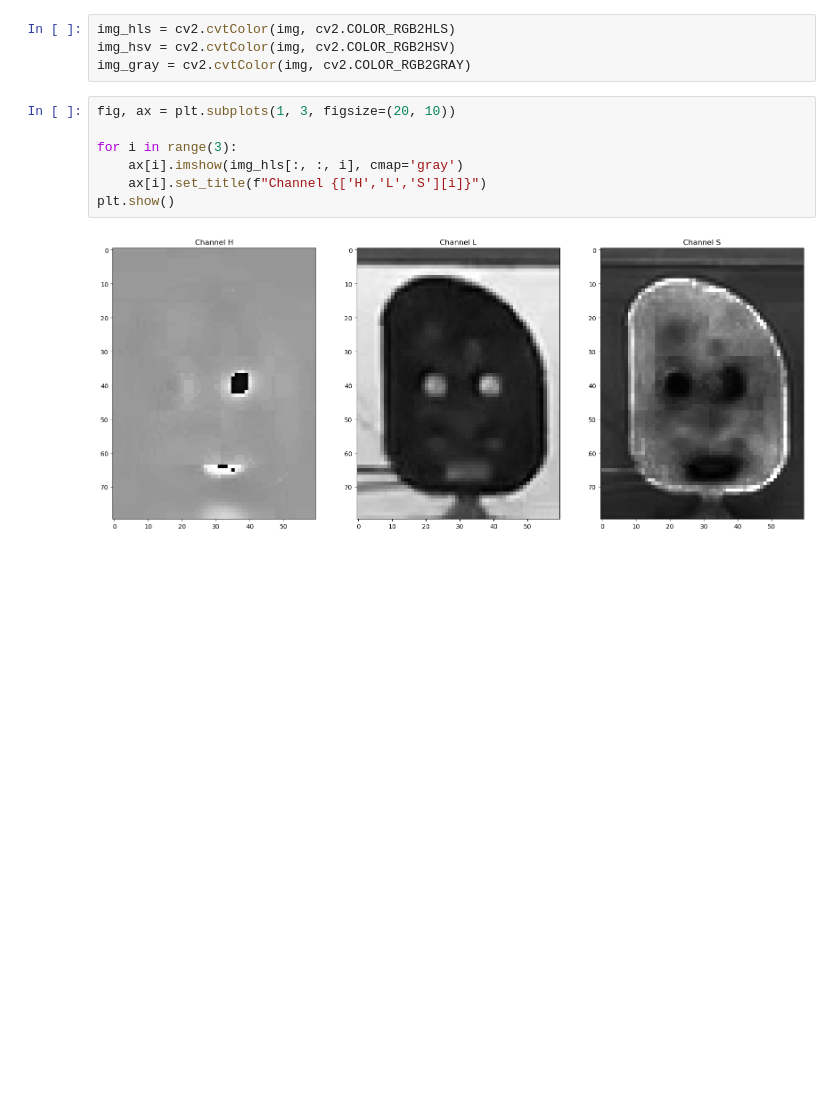
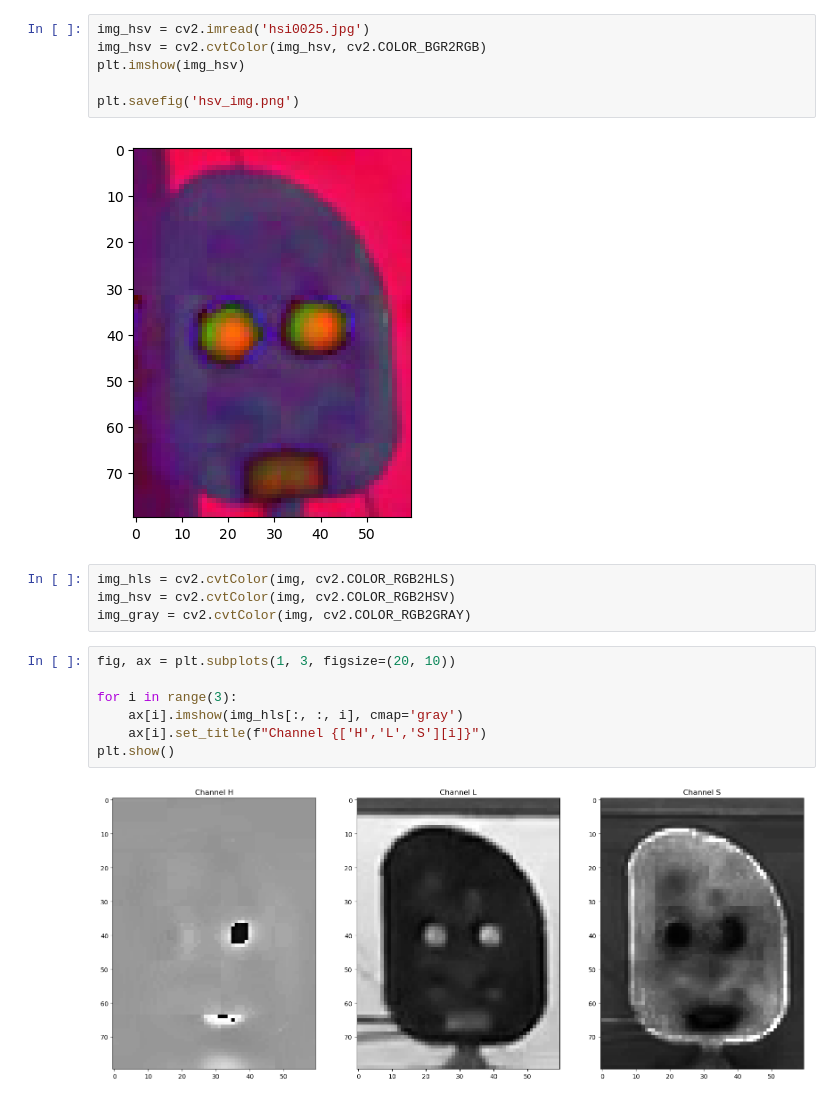
Before and after one commit to tallosim/aau-semester-project, a Jupyter notebook: test.ipynb, the cells around one changed output. Cells and saved outputs as stored; diff of their text form; blank space fills up the shorter version.

```diff
--- a/test.ipynb
+++ b/test.ipynb
@@ -18,3 +46,11 @@ plt.imshow(img)
+# %%
+img_hsv = cv2.imread('hsi0025.jpg')
+img_hsv = cv2.cvtColor(img_hsv, cv2.COLOR_BGR2RGB)
+plt.imshow(img_hsv)
+
+plt.savefig('hsv_img.png')
+# %% [output]
+[figure, added]
 # %%
 img_hls = cv2.cvtColor(img, cv2.COLOR_RGB2HLS)
 img_hsv = cv2.cvtColor(img, cv2.COLOR_RGB2HSV)
```
Also changed, not shown: parts of 4 cells of this notebook, 1 other file.
